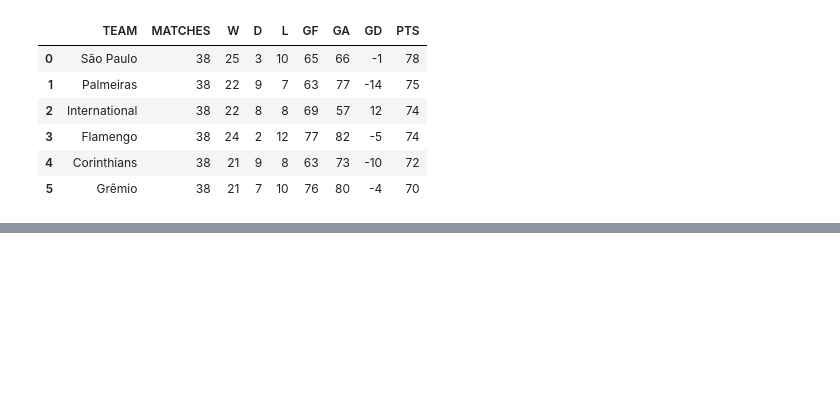
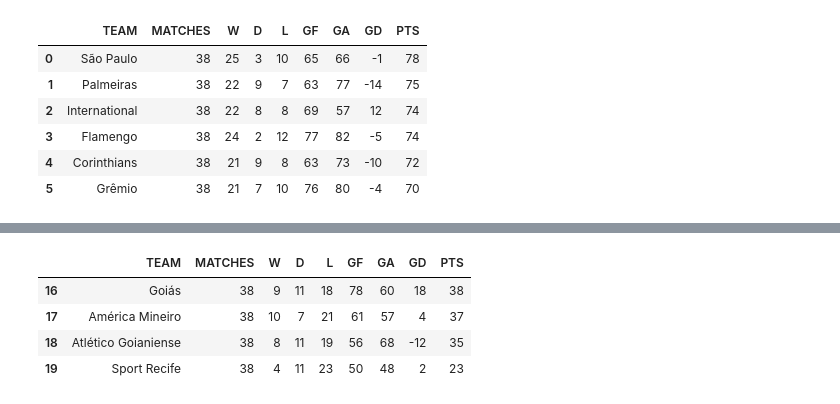
Before and after one commit to Rochamarc/tournament, a Jupyter notebook: DeepTableAnalysis.ipynb, the cells around one changed output, grey strips where cells are left out. Cells and saved outputs as stored; diff of their text form; code cells hidden in the pictures; blank space fills up the shorter version.

```diff
--- a/DeepTableAnalysis.ipynb
+++ b/DeepTableAnalysis.ipynb
@@ -133,0 +239,8 @@ firsts_serie_a_30
+# %%
+z4_serie_a_25
+# %% [output]
+|  | TEAM | MATCHES | W | D | L | GF | GA | GD | PTS |
+| 16 | Goiás | 38 | 9 | 11 | 18 | 78 | 60 | 18 | 38 |
+| 17 | América Mineiro | 38 | 10 | 7 | 21 | 61 | 57 | 4 | 37 |
+| 18 | Atlético Goianiense | 38 | 8 | 11 | 19 | 56 | 68 | -12 | 35 |
+| 19 | Sport Recife | 38 | 4 | 11 | 23 | 50 | 48 | 2 | 23 |
```
Also changed, not shown: parts of 24 cells of this notebook.
